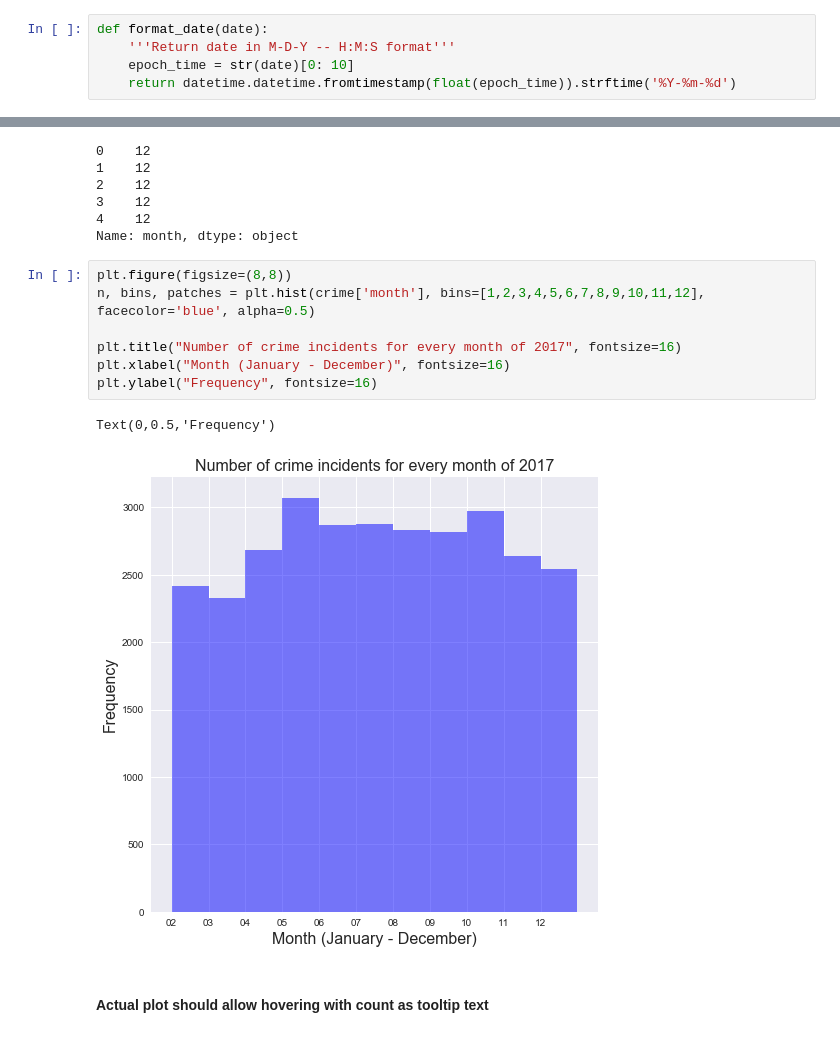
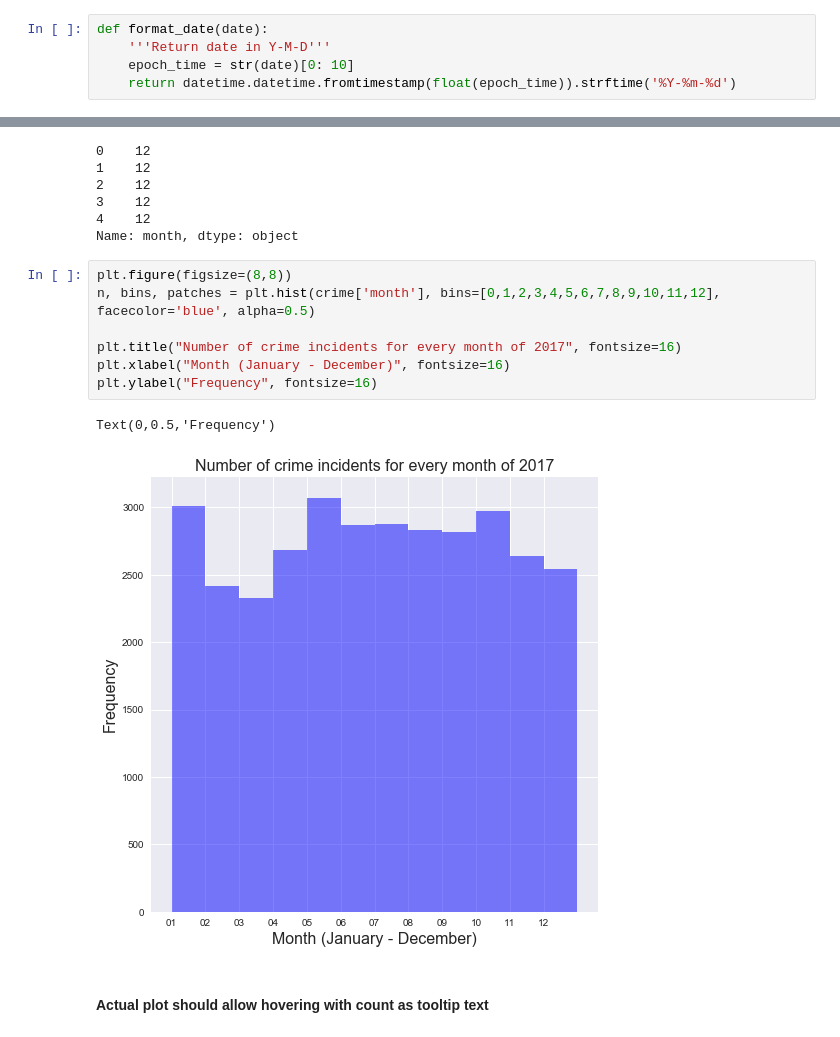
Before and after one commit to esridc/Hub-Tutorials, a Jupyter notebook: tutorial1_hub-pythonAPI/DC_Crime2017.ipynb, the cells around one changed output, grey strips where cells are left out. Drawn from its saved outputs; the diff is of its cells as text.

```diff
--- a/tutorial1_hub-pythonAPI/DC_Crime2017.ipynb
+++ b/tutorial1_hub-pythonAPI/DC_Crime2017.ipynb
@@ -107,7 +107,7 @@ import datetime
 import pandas as pd
 # %%
 def format_date(date):
-    '''Return date in M-D-Y -- H:M:S format'''
+    '''Return date in Y-M-D'''
     epoch_time = str(date)[0: 10]
     return datetime.datetime.fromtimestamp(float(epoch_time)).strftime('%Y-%m-%d')
 # %%
@@ -187,13 +187,13 @@ crime['month'].head()
 Name: month, dtype: object
 # %%
 plt.figure(figsize=(8,8))
-n, bins, patches = plt.hist(crime['month'], bins=[1,2,3,4,5,6,7,8,9,10,11,12], facecolor='blue', alpha=0.5)
+n, bins, patches = plt.hist(crime['month'], bins=[0,1,2,3,4,5,6,7,8,9,10,11,12], facecolor='blue', alpha=0.5)
 
 plt.title("Number of crime incidents for every month of 2017", fontsize=16)
 plt.xlabel("Month (January - December)", fontsize=16)
 plt.ylabel("Frequency", fontsize=16)
 # %% [output]
 Text(0,0.5,'Frequency')
-[figure, old version]
+[figure, new version]
 # %% [markdown]
 #### Actual plot should allow hovering with count as tooltip text
```
Also changed, not shown: parts of 1 cell of this notebook, 1 other file.
